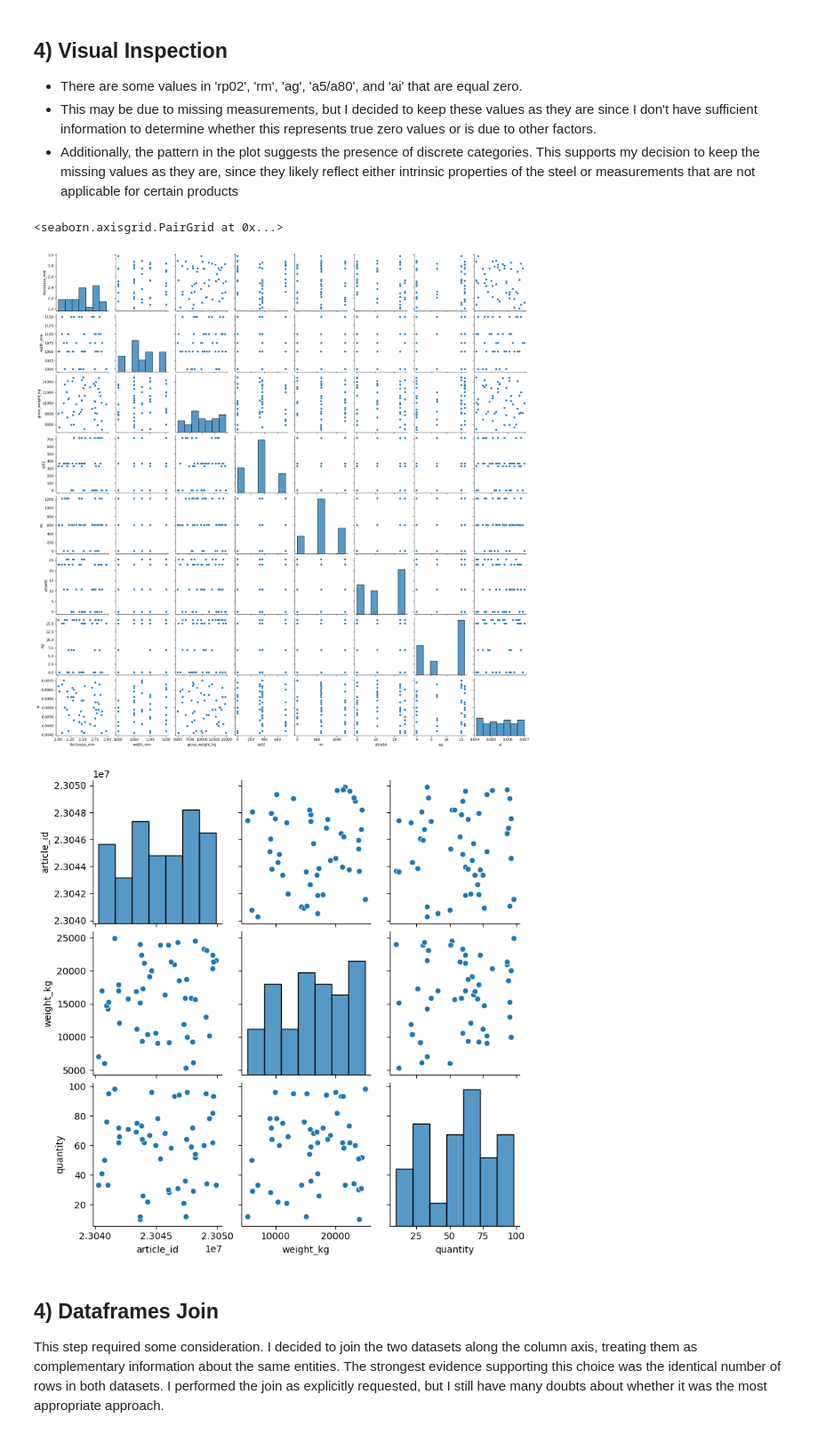
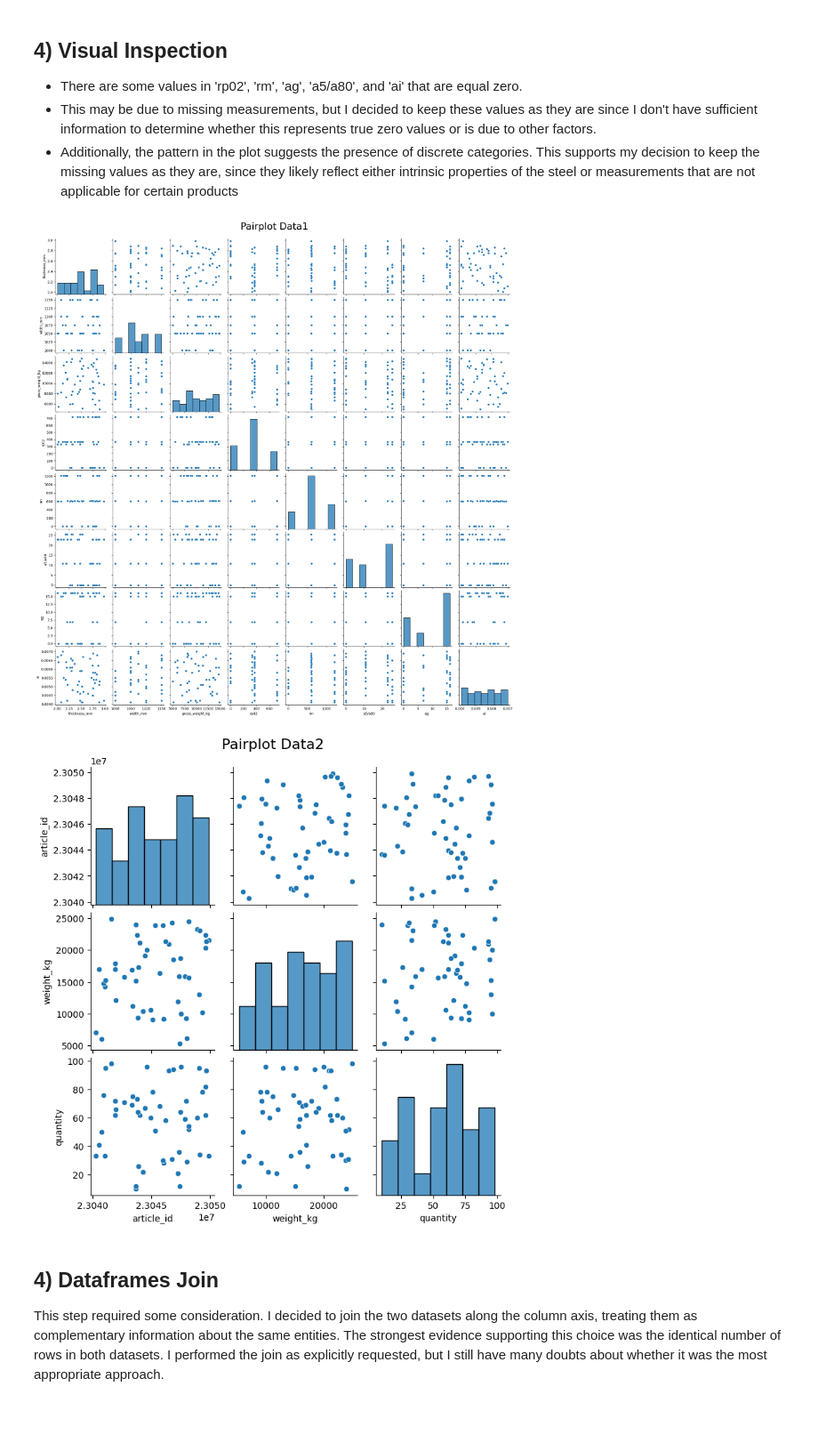
Before and after one commit to DavidePanza/VanillaSteel_CaseStudy, a Jupyter notebook: Notebooks/task_1.ipynb, the cells around one changed output. Shown: that part at 89% size. Drawn from its saved outputs; the diff is of its cells as text; code cells hidden in the pictures.

```diff
--- a/Notebooks/task_1.ipynb
+++ b/Notebooks/task_1.ipynb
@@ -145,12 +182,12 @@ Duplicate rows: 0
 - Additionally, the pattern in the plot suggests the presence of discrete categories. This supports my decision to keep the missing values as they are, since they likely reflect either intrinsic properties of the steel or measurements that are not applicable for certain products
 # %%
 # Visualize numerical variables
-sns.pairplot(data1)
-sns.pairplot(data2)
+sns.pairplot(data1).fig.suptitle("Pairplot Data1", y=1.02, fontsize=28)
+sns.pairplot(data2).fig.suptitle("Pairplot Data2", y=1.02, fontsize=16)
+plt.show()
 # %% [output]
-<seaborn.axisgrid.PairGrid at 0x...>
-[figure, old version]
+[figure, new version]
-[figure, old version]
+[figure, new version]
 # %% [markdown]
 ## 4) Dataframes Join
 
```
Also changed, not shown: parts of 9 cells of this notebook.
